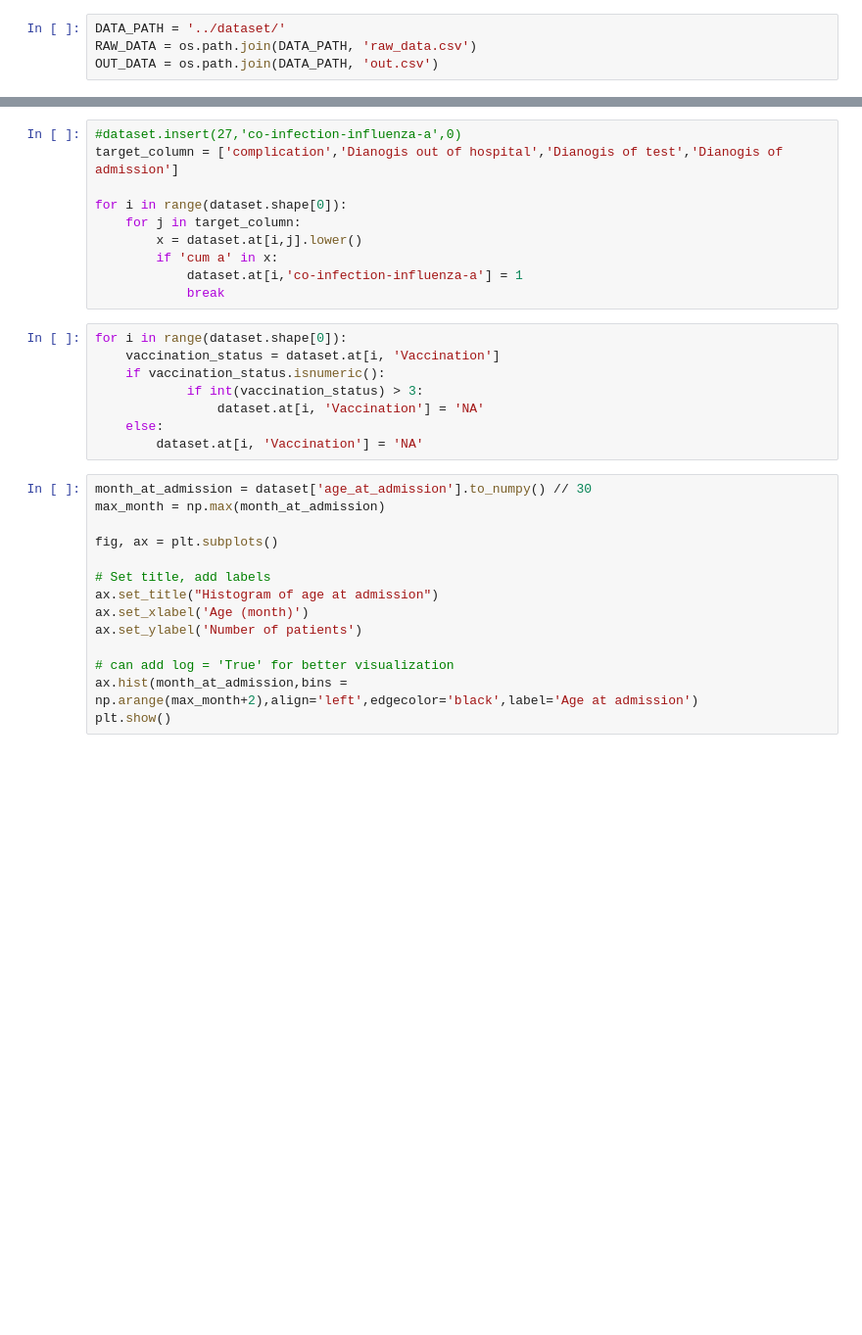
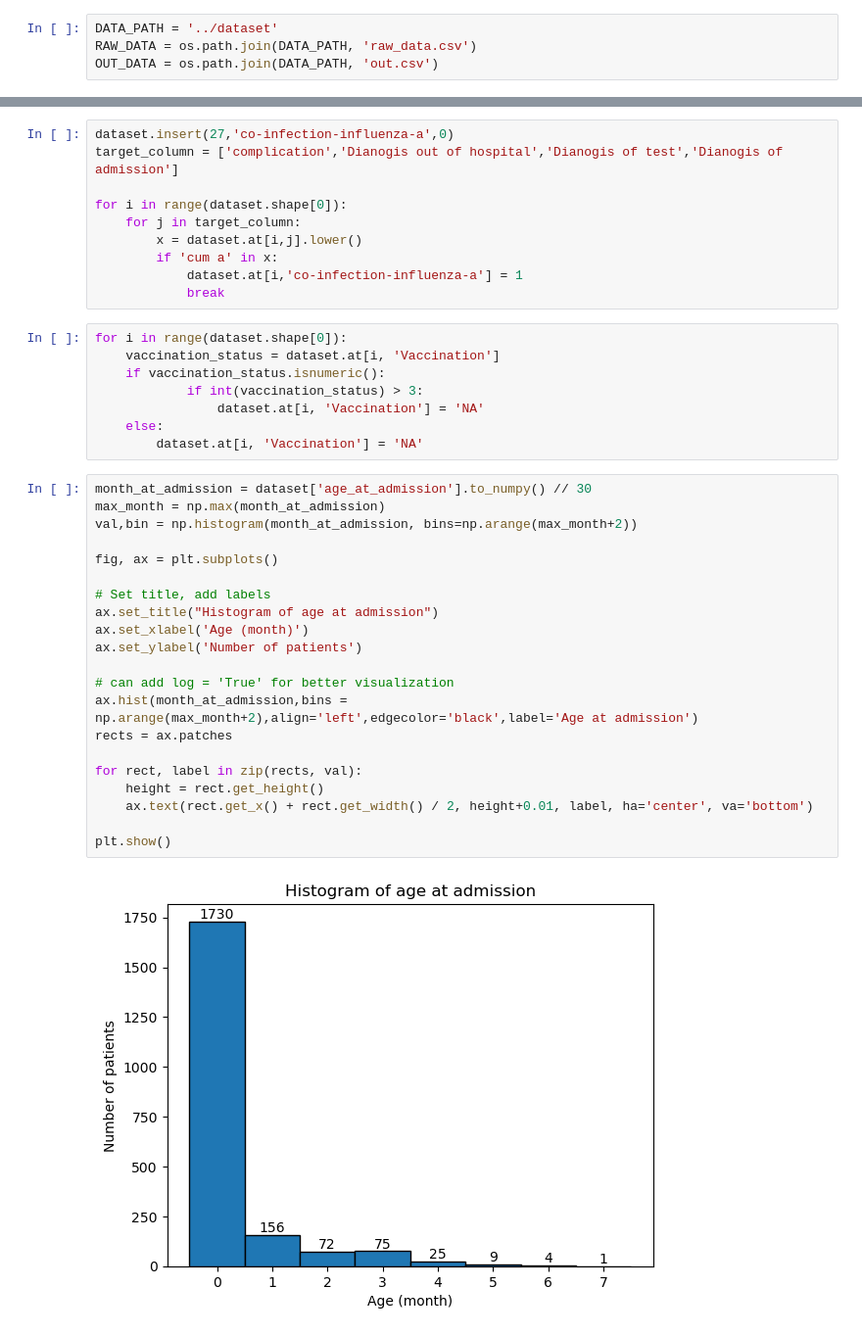
Before and after one commit to hung3a8/nhp-measles-analyse, a Jupyter notebook: Notebooks/clean_data.ipynb, the cells around one changed output, grey strips where cells are left out. Shown: that part at 98% size. Cells and saved outputs as stored; diff of their text form; blank space fills up the shorter version.

```diff
--- a/Notebooks/clean_data.ipynb
+++ b/Notebooks/clean_data.ipynb
@@ -8,5 +9,5 @@ from matplotlib import pyplot as plt
 # %%
-DATA_PATH = '../dataset/'
+DATA_PATH = '../dataset'
 RAW_DATA = os.path.join(DATA_PATH, 'raw_data.csv')
 OUT_DATA = os.path.join(DATA_PATH, 'out.csv')
 # %%
@@ -369,7 +377,7 @@ for i in range(dataset.shape[0]):
         if word in x or word in y or word in z or word in t:
             dataset.at[i,'complication-septic-shock-sepsis'] = 1
 # %%
-#dataset.insert(27,'co-infection-influenza-a',0)
+dataset.insert(27,'co-infection-influenza-a',0)
 target_column = ['complication','Dianogis out of hospital','Dianogis of test','Dianogis of admission']
 
 for i in range(dataset.shape[0]):
@@ -389,14 +397,23 @@ for i in range(dataset.shape[0]):
 # %%
 month_at_admission = dataset['age_at_admission'].to_numpy() // 30
 max_month = np.max(month_at_admission)
+val,bin = np.histogram(month_at_admission, bins=np.arange(max_month+2))
 
 fig, ax = plt.subplots()
 
 # Set title, add labels
 ax.set_title("Histogram of age at admission")
 ax.set_xlabel('Age (month)')
 ax.set_ylabel('Number of patients')
 
 # can add log = 'True' for better visualization
 ax.hist(month_at_admission,bins = np.arange(max_month+2),align='left',edgecolor='black',label='Age at admission')
+rects = ax.patches
+
+for rect, label in zip(rects, val):
+    height = rect.get_height()
+    ax.text(rect.get_x() + rect.get_width() / 2, height+0.01, label, ha='center', va='bottom')
+
 plt.show()
+# %% [output]
+[figure, added]
```
Also changed, not shown: parts of 9 cells of this notebook.
